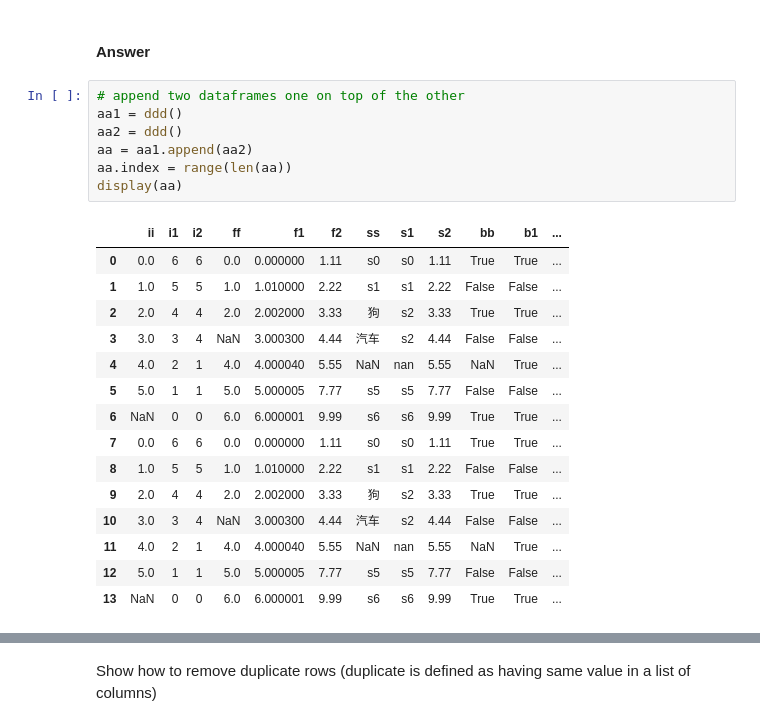
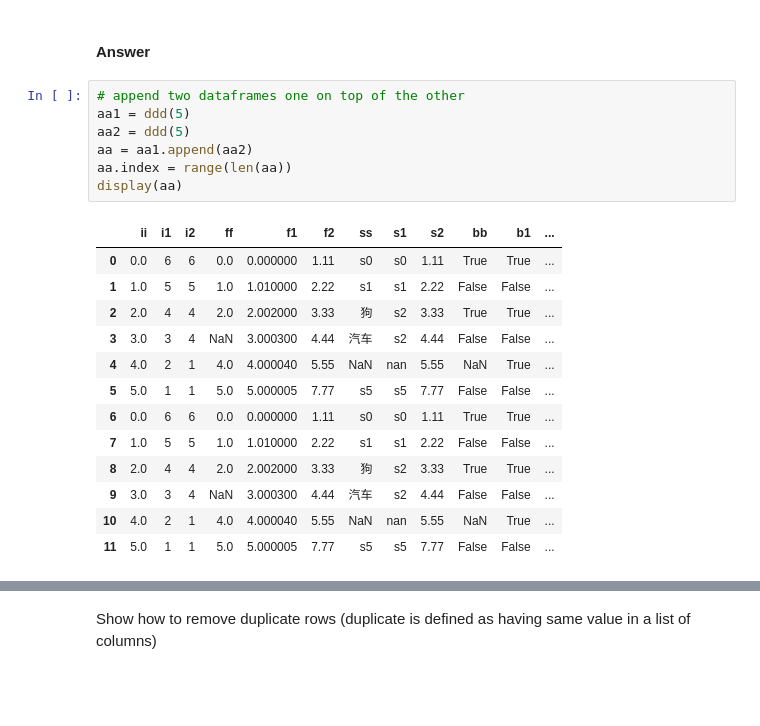
Before and after one commit to lselector/python_tutorials, a Jupyter notebook: c01_Pandas1.ipynb, the cells around one changed output, grey strips where cells are left out. Saved outputs shown, nothing was run; the diff lists cells and outputs as text; blank space fills up the shorter version.

```diff
--- a/c01_Pandas1.ipynb
+++ b/c01_Pandas1.ipynb
@@ -432,27 +461,25 @@ show_duplicates(df=aa, cols=['i2'], include_nulls=True)
 #### Answer
 # %%
 # append two dataframes one on top of the other
-aa1 = ddd()
-aa2 = ddd()
+aa1 = ddd(5)
+aa2 = ddd(5)
 aa = aa1.append(aa2)
 aa.index = range(len(aa))
 display(aa)
 # %% [output]
 |  | ii | i1 | i2 | ff | f1 | f2 | ss | s1 | s2 | bb | b1 | ... |
 | 0 | 0.0 | 6 | 6 | 0.0 | 0.000000 | 1.11 | s0 | s0 | 1.11 | True | True | ... |
 | 1 | 1.0 | 5 | 5 | 1.0 | 1.010000 | 2.22 | s1 | s1 | 2.22 | False | False | ... |
 | 2 | 2.0 | 4 | 4 | 2.0 | 2.002000 | 3.33 | 狗 | s2 | 3.33 | True | True | ... |
 | 3 | 3.0 | 3 | 4 | NaN | 3.000300 | 4.44 | 汽车 | s2 | 4.44 | False | False | ... |
 | 4 | 4.0 | 2 | 1 | 4.0 | 4.000040 | 5.55 | NaN | nan | 5.55 | NaN | True | ... |
 | 5 | 5.0 | 1 | 1 | 5.0 | 5.000005 | 7.77 | s5 | s5 | 7.77 | False | False | ... |
-| 6 | NaN | 0 | 0 | 6.0 | 6.000001 | 9.99 | s6 | s6 | 9.99 | True | True | ... |
-| 7 | 0.0 | 6 | 6 | 0.0 | 0.000000 | 1.11 | s0 | s0 | 1.11 | True | True | ... |
-| 8 | 1.0 | 5 | 5 | 1.0 | 1.010000 | 2.22 | s1 | s1 | 2.22 | False | False | ... |
-| 9 | 2.0 | 4 | 4 | 2.0 | 2.002000 | 3.33 | 狗 | s2 | 3.33 | True | True | ... |
-| 10 | 3.0 | 3 | 4 | NaN | 3.000300 | 4.44 | 汽车 | s2 | 4.44 | False | False | ... |
-| 11 | 4.0 | 2 | 1 | 4.0 | 4.000040 | 5.55 | NaN | nan | 5.55 | NaN | True | ... |
-| 12 | 5.0 | 1 | 1 | 5.0 | 5.000005 | 7.77 | s5 | s5 | 7.77 | False | False | ... |
-| 13 | NaN | 0 | 0 | 6.0 | 6.000001 | 9.99 | s6 | s6 | 9.99 | True | True | ... |
+| 6 | 0.0 | 6 | 6 | 0.0 | 0.000000 | 1.11 | s0 | s0 | 1.11 | True | True | ... |
+| 7 | 1.0 | 5 | 5 | 1.0 | 1.010000 | 2.22 | s1 | s1 | 2.22 | False | False | ... |
+| 8 | 2.0 | 4 | 4 | 2.0 | 2.002000 | 3.33 | 狗 | s2 | 3.33 | True | True | ... |
+| 9 | 3.0 | 3 | 4 | NaN | 3.000300 | 4.44 | 汽车 | s2 | 4.44 | False | False | ... |
+| 10 | 4.0 | 2 | 1 | 4.0 | 4.000040 | 5.55 | NaN | nan | 5.55 | NaN | True | ... |
+| 11 | 5.0 | 1 | 1 | 5.0 | 5.000005 | 7.77 | s5 | s5 | 7.77 | False | False | ... |
 # %%
 # append a series or list by converting it to a DataFrame
 aa = ddd()
```
Also changed, not shown: parts of 49 cells of this notebook, 4 other files.
